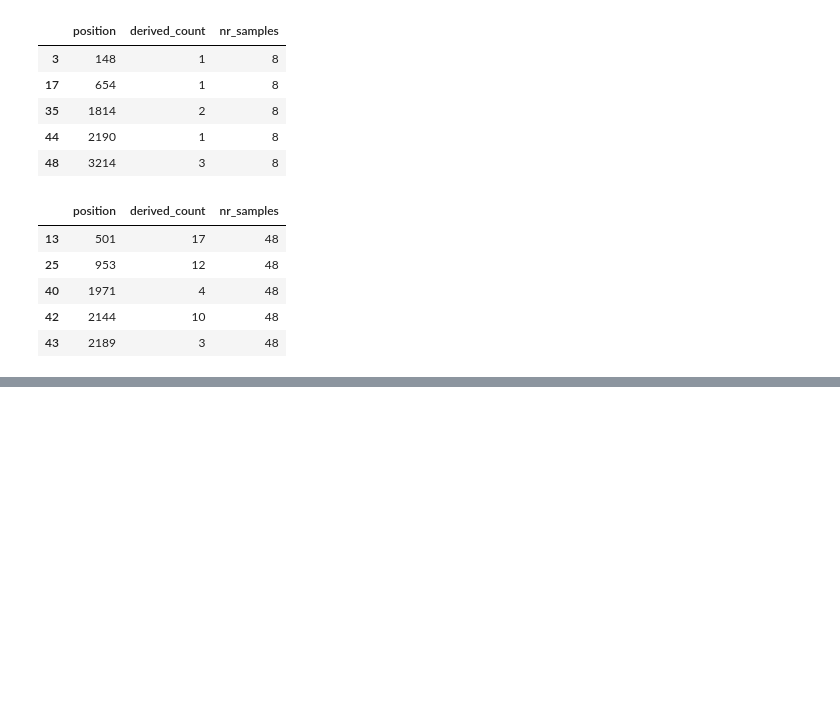
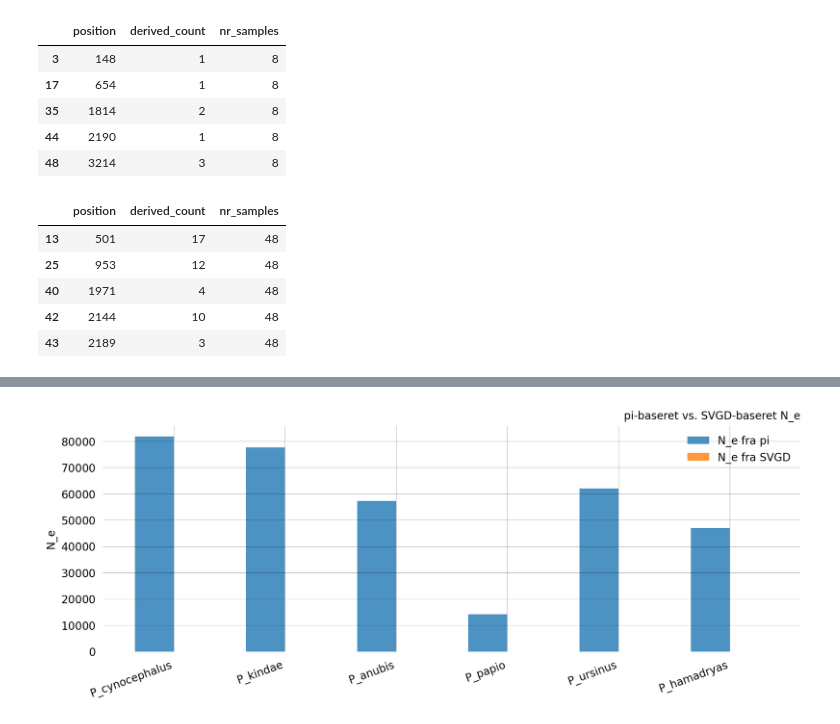
Before and after one commit to munch-group/emma-giraf, a Jupyter notebook: notebooks/07a_bavian_data.ipynb, the cells around one changed output, grey strips where cells are left out. Saved outputs shown, nothing was run; the diff lists cells and outputs as text; code cells hidden in the pictures; blank space fills up the shorter version.

```diff
--- a/notebooks/07a_bavian_data.ipynb
+++ b/notebooks/07a_bavian_data.ipynb
@@ -923,0 +617,29 @@ Alle filer i results/:
+# %%
+def build_coal_graph(n):
+    @with_ipv([n] + [0]*(n-1))
+    def coal(state):
+        T = []
+        for i in range(state.size):
+            for j in range(i, state.size):
+                same = int(i == j)
+                if same and state[i] < 2: continue
+                if not same and (state[i]<1 or state[j]<1): continue
+                new = state.copy(); new[i]-=1; new[j]-=1; new[i+j+1]+=1
+                T.append((new, [state[i]*(state[j]-same)/(1+same)]))
+        return T
+    return Graph(coal)
+
+def sfs_to_tmrca(df, n_obs=5000, n_sub=4, seed=42):
+    rng = np.random.default_rng(seed)
+    der = df['derived_count'].values.astype(int)
+    tot = df['nr_samples'].values.astype(int)
+    obs = []
+    for idx in rng.integers(0, len(df), n_obs*20):
+        if len(obs) >= n_obs: break
+        n, ac = tot[idx], der[idx]
+        if n < n_sub: continue
+        # Subsample til n_sub via hypergeometrisk fordeling
+        s = rng.hypergeometric(ac, n-ac, n_sub)
+        if 0 < s < n_sub:
+            obs.append(float(s))
+    return np.array(obs[:n_obs])
@@ -923,0 +692,14 @@ Alle filer i results/:
+# %%
+# N_e: pi-baseret vs. SVGD
+fig, ax = plt.subplots(figsize=(10, 4))
+names_plt = list(svgd_results.keys())
+Ne_pi   = [N_ref_dict[n] for n in names_plt]
+Ne_svgd = [svgd_results[n]['Ne'] for n in names_plt]
+x = np.arange(len(names_plt)); w = 0.35
+ax.bar(x-w/2, Ne_pi,   w, label='N_e fra pi', color='C0', alpha=0.8)
+ax.bar(x+w/2, Ne_svgd, w, label='N_e fra SVGD', color='C1', alpha=0.8)
+ax.set_xticks(x); ax.set_xticklabels(names_plt, rotation=20, ha='right')
+ax.set_ylabel('N_e'); ax.set_title('pi-baseret vs. SVGD-baseret N_e')
+ax.legend(); plt.tight_layout(); plt.show()
+# %% [output]
+[figure, added]
```
Also changed, not shown: parts of 50 cells of this notebook, 12 other files.
